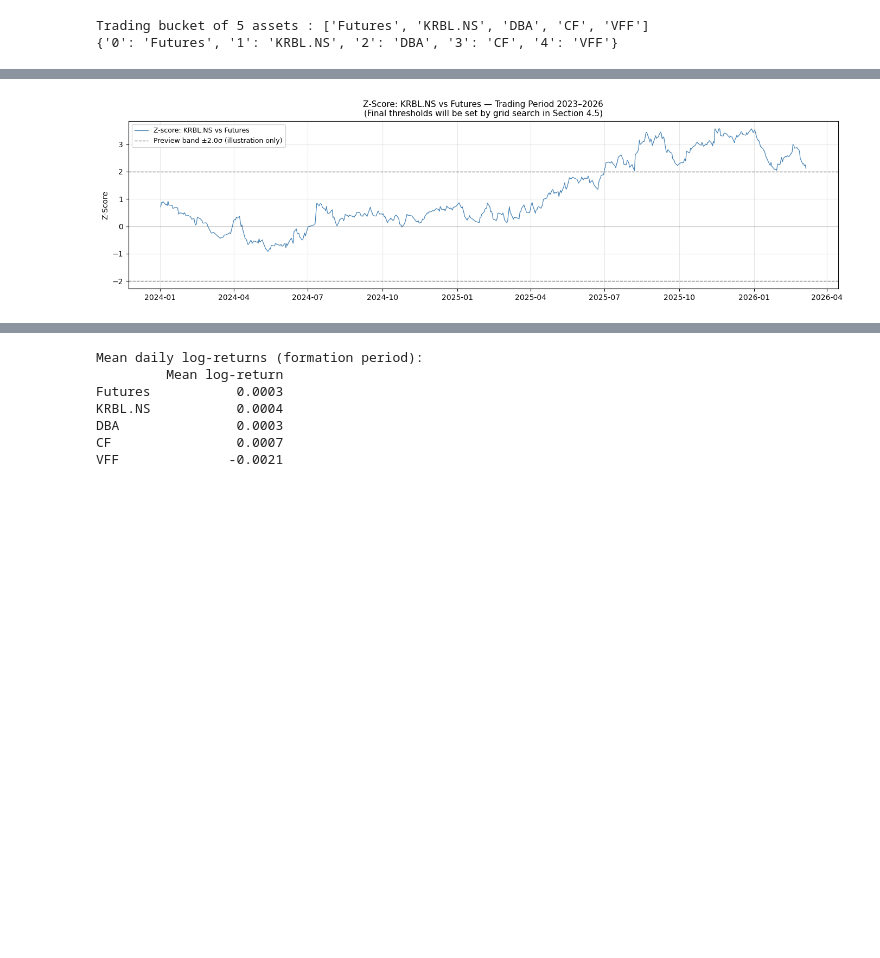
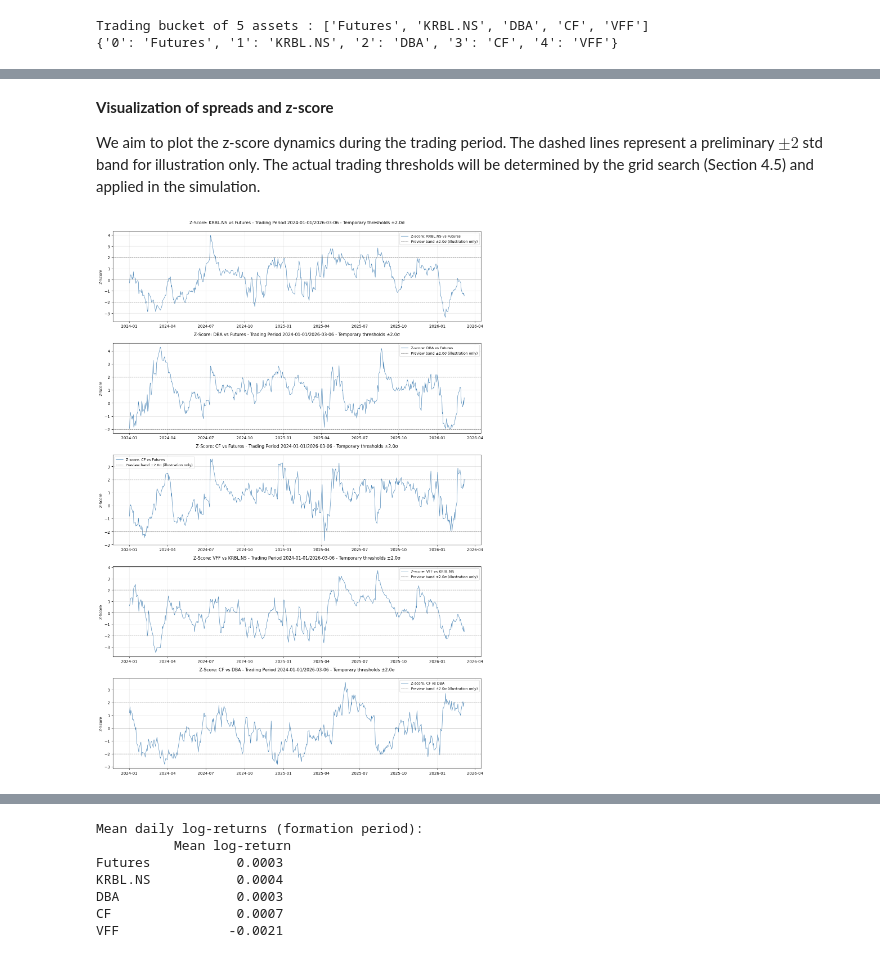
Before and after one commit to NatachaGsn/rice-trading-project, a Jupyter notebook: trading_game1_rice_v2.ipynb, the cells around one changed output, grey strips where cells are left out. Drawn from its saved outputs; the diff is of its cells as text; code cells hidden in the pictures; blank space fills up the shorter version.

```diff
--- a/trading_game1_rice_v2.ipynb
+++ b/trading_game1_rice_v2.ipynb
@@ -286,7 +286,7 @@ for i in range(len(corr_matrix)):
     for j in range(len(corr_matrix)):
         ax.text(j, i, f'{corr_matrix.iloc[i, j]:.2f}',
                 ha='center', va='center', fontsize=8)
-ax.set_title('Pearson Correlation Matrix — Full Asset Universe, Formation Period (2020–2022)', fontsize=12)
+ax.set_title('Pearson Correlation Matrix — Full Asset Universe, Formation Period ({FORMATION_START}/{FORMATION_END})', fontsize=12)
 plt.tight_layout()
 plt.show()
 # %% [output]
@@ -323,7 +323,7 @@ We set `COINTEGRATION_THRESHOLD = 0.10`.
 # ENGLE-GRANGER COINTEGRATION TEST (Formation period)
 # ==========================
 
-COINTEGRATION_THRESHOLD = 0.50
+FUTURES_COINTEGRATION_THRESHOLD = 0.50
 
 log_prices_corr = np.log(df_formation[assets_pass_corr])
 
@@ -348,7 +348,7 @@ for asset in assets_pass_corr:
     pvalue     = adf_result[1]
     adf_stat   = adf_result[0]
 
-    is_cointegrated = (pvalue < COINTEGRATION_THRESHOLD)
+    is_cointegrated = (pvalue < FUTURES_COINTEGRATION_THRESHOLD)
     coint_results.append({
         'Pair'      : f'{ANCHOR} / {asset}',
         'ADF Stat'  : round(adf_stat, 4),
@@ -363,7 +363,7 @@ coint_df = pd.DataFrame(coint_results)
 print("Engle-Granger Cointegration Test")
 print(coint_df.to_string(index=False))
 print()
-print(f"Assets cointegrated with Futures (p < {COINTEGRATION_THRESHOLD}): "
+print(f"Assets cointegrated with Futures (p < {FUTURES_COINTEGRATION_THRESHOLD}): "
       f"{[a for _, a in cointegrated_pairs]}")
 # %% [output]
 Engle-Granger Cointegration Test
@@ -421,13 +445,11 @@ Trading signals are generated when the z-score exceeds the `OPEN_THRESHOLD` (ope
 # %%
 # ==========================
-# SPREAD COMPUTATION (adapted from professor's arbitrage_trade function)
-# =========================
-# For each pair (i, j), the spread is computed as the OLS residual in log space:
-#   spread(i,j,t) = log(P_j,t) - [beta * log(P_i,t) + intercept]
-# This is equivalent to the log-price difference after removing a linear trend.
-# We fit the OLS on the FORMATION period and apply it to ALL data (form + trade).
+# SPREAD COMPUTATION
+# ==========================
 
-def compute_spreads(df_ref, df_all, assets, dofuller=True):
+ASSET_COINTEGRATION_THRESHOLD = 0.40   # p-value threshold for cointegration test (ADF)
+
+def compute_spreads(df_ref, df_all, assets, cointegration_threshold=ASSET_COINTEGRATION_THRESHOLD, dofuller=True):
     """
     Compute pairwise log-price spreads (OLS residuals) for all asset pairs.
     OLS is fitted on df_ref (formation), applied on df_all (all data).
@@ -462,10 +484,10 @@ def compute_spreads(df_ref, df_all, assets, dofuller=True):
             # ADF test on formation spread (as in prof's code)
             if dofuller:
                 _, pval, _, _, _, _ = adfuller(sp_form.dropna(), regression='ct')
-                if pval >= 0.10:
+                if pval >= cointegration_threshold:
                     continue   # skip non-stationary spreads
 
-            # Key: 's_{j_idx}_{i_idx}' — mirrors prof's naming convention
+            # Key: 's_{j_idx}_{i_idx}'
             idx_i = str(assets.index(a_i))
             idx_j = str(assets.index(a_j))
             key   = f's_{idx_j}_{idx_i}'
@@ -542,41 +584,41 @@ s_1_0  -0.0000 0.2365
+# %% [markdown]
+**Visualization of spreads and z-score**
+
+We aim to plot the z-score dynamics during the trading period.
+The dashed lines represent a preliminary $±2$ std band for illustration only. The actual trading thresholds will be determined by the grid search (Section 4.5) and applied in the simulation.
 # %%
-# =============================================================================
+# ==========================
 # VISUALIZE SPREADS & Z-SCORES (Trading period)
-# =============================================================================
-# This plot shows the z-score dynamics during the trading period.
-# The dashed lines represent a preliminary ±2 std band for illustration only.
-# The actual trading thresholds will be determined by the grid search (Section 4.5)
-# and applied in the simulation.
+# ==========================
 
 PREVIEW_BAND = 2.0   # preliminary band for visualization only (not used in trading)
 
 n_spreads = len(spreads_form.columns)
 if n_spreads == 0:
     print('No valid spreads to plot.')
 else:
     fig, axes = plt.subplots(n_spreads, 1, figsize=(14, 4 * n_spreads), squeeze=False)
 
     for idx, k in enumerate(spreads_form.columns):
         ax   = axes[idx][0]
         meta = spread_meta[k]
         label = f"{meta['asset_j']} vs {meta['asset_i']}"
         std   = spread_stats[k]['std']
 
         ax.plot(zscores_trade.index, zscores_trade[k],
                 label=f'Z-score: {label}', linewidth=0.9, color='steelblue')
         ax.axhline( PREVIEW_BAND, color='gray', linestyle='--', linewidth=1.0,
                     label=f'Preview band ±{PREVIEW_BAND}σ (illustration only)')
         ax.axhline(-PREVIEW_BAND, color='gray', linestyle='--', linewidth=1.0)
         ax.axhline(0, color='black', linestyle='-', linewidth=0.6, alpha=0.4)
 
-        ax.set_title(f'Z-Score: {label} — Trading Period 2023–2026\n'
-                     f'(Final thresholds will be set by grid search in Section 4.5)',
+        ax.set_title(f'Z-Score: {label} - Trading Period {TRADING_START}/{TRADING_END} - Temporary thresholds ±{PREVIEW_BAND}σ\n',
                      fontsize=11)
         ax.set_ylabel('Z-Score')
         ax.legend(fontsize=9)
         ax.xaxis.set_major_formatter(mdates.DateFormatter('%Y-%m'))
 
     plt.tight_layout()
     plt.show()
 # %% [output]
-[figure, old version]
+[figure, new version]
```
Also changed, not shown: parts of 28 cells of this notebook, 1 other file.
